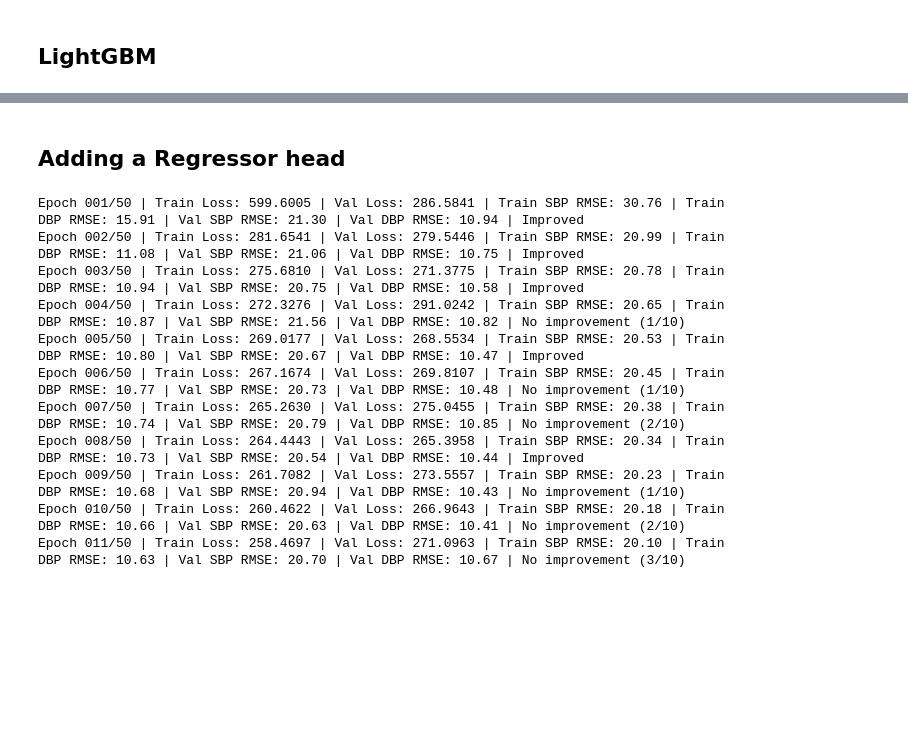
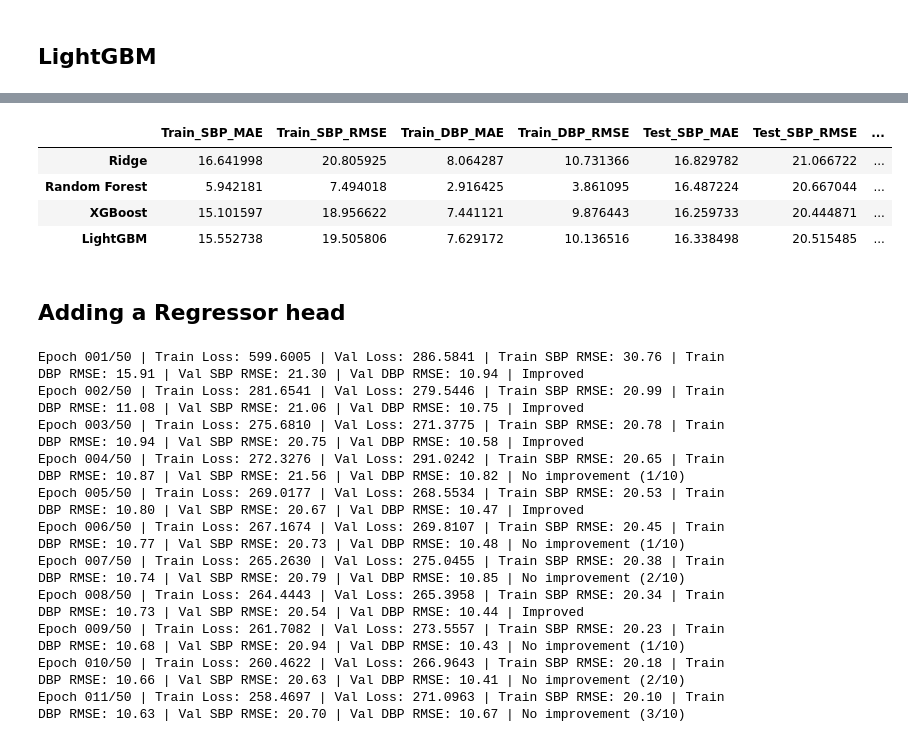
Before and after one commit to Yashvi1701/BP_estimation, a Jupyter notebook: experiments/papagei_regression_sr.ipynb, the cells around one changed output, grey strips where cells are left out. Drawn from its saved outputs; the diff is of its cells as text; code cells hidden in the pictures; blank space fills up the shorter version.

```diff
--- a/experiments/papagei_regression_dr.ipynb
+++ b/experiments/papagei_regression_sr.ipynb
@@ -735,26 +662,28 @@ lgbm_results = evaluate_regressor(
 # %%
 all_results = {
 
     "Ridge": ridge_results,
-
-    "ElasticNet": elasticnet_results,
-
-    "SVR": svr_results,
 
     "Random Forest": rf_results,
 
     "XGBoost": xgb_results,
 
     "LightGBM": lgbm_results
 }
 
 
 results_df = pd.DataFrame(
     all_results
 ).T
 
 
 results_df
+# %% [output]
+|  | Train_SBP_MAE | Train_SBP_RMSE | Train_DBP_MAE | Train_DBP_RMSE | Test_SBP_MAE | Test_SBP_RMSE | ... |
+| Ridge | 16.641998 | 20.805925 | 8.064287 | 10.731366 | 16.829782 | 21.066722 | ... |
+| Random Forest | 5.942181 | 7.494018 | 2.916425 | 3.861095 | 16.487224 | 20.667044 | ... |
+| XGBoost | 15.101597 | 18.956622 | 7.441121 | 9.876443 | 16.259733 | 20.444871 | ... |
+| LightGBM | 15.552738 | 19.505806 | 7.629172 | 10.136516 | 16.338498 | 20.515485 | ... |
 # %% [markdown]
 ## Adding a Regressor head ##
 # %%
```
Also changed, not shown: parts of 8 cells of this notebook, 2 other files.
